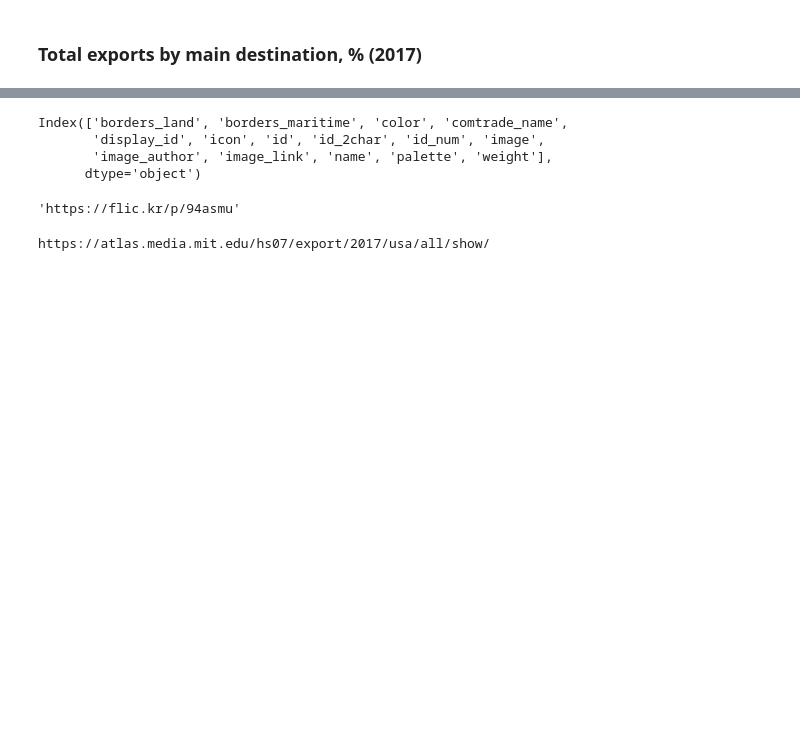
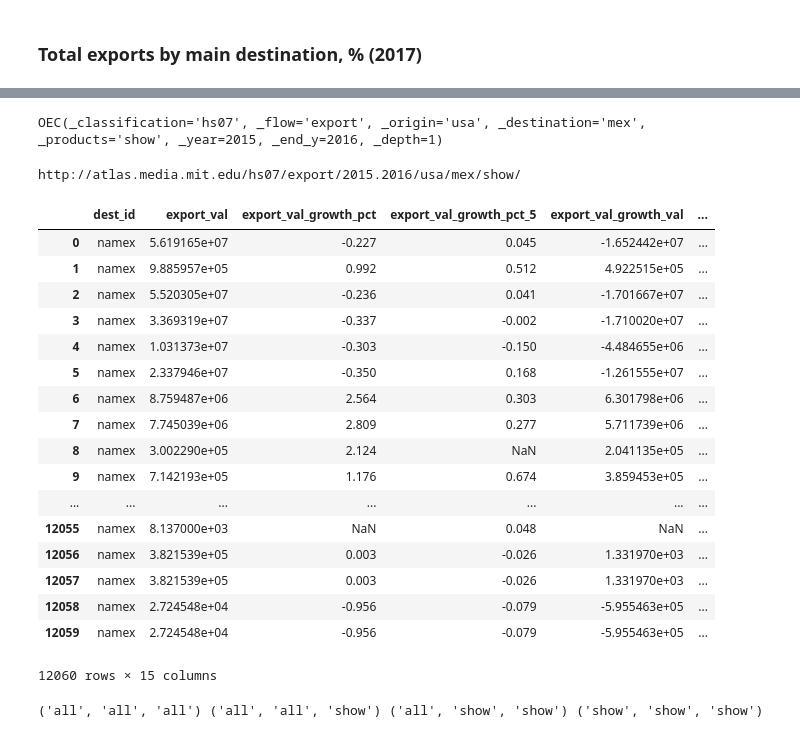
Before and after one commit to iyedg/trade_analysis, a Jupyter notebook: notebooks/plots.ipynb, the cells around one changed output, grey strips where cells are left out. Drawn from its saved outputs; the diff is of its cells as text; code cells hidden in the pictures; blank space fills up the shorter version.

```diff
--- a/notebooks/plots.ipynb
+++ b/notebooks/plots.ipynb
@@ -46,19 +10,36 @@ df
 # %%
 from trade_policy_analysis import client
 # %%
-oec = client.OEC(classification="HS07")
+oec = client.OEC(classification="hs07", flow="export")
-# %%
-oec.countries.columns
-# %% [output]
-Index(['borders_land', 'borders_maritime', 'color', 'comtrade_name',
-       'display_id', 'icon', 'id', 'id_2char', 'id_num', 'image',
-       'image_author', 'image_link', 'name', 'palette', 'weight'],
-      dtype='object')
-# %%
-oec.get_country_image("tun")
-# %% [output]
-'https://flic.kr/p/94asmu'
-# %%
-usa_exports_17 = oec.get_exports(origin="usa", year=2017, product="show", destination="all")
-# %% [output]
-https://atlas.media.mit.edu/hs07/export/2017/usa/all/show/
+# %%
+us_export_to_mexico = oec.origin("usa").destination("mex").during(start_y=2015, end_y=2016)
+# %%
+us_export_to_mexico.products("show")
+# %% [output]
+OEC(_classification='hs07', _flow='export', _origin='usa', _destination='mex', _products='show', _year=2015, _end_y=2016, _depth=1)
+# %%
+us_export_to_mexico.call()
+# %% [output]
+http://atlas.media.mit.edu/hs07/export/2015.2016/usa/mex/show/
+|  | dest_id | export_val | export_val_growth_pct | export_val_growth_pct_5 | export_val_growth_val | ... |
+| 0 | namex | 5.619165e+07 | -0.227 | 0.045 | -1.652442e+07 | ... |
+| 1 | namex | 9.885957e+05 | 0.992 | 0.512 | 4.922515e+05 | ... |
+| 2 | namex | 5.520305e+07 | -0.236 | 0.041 | -1.701667e+07 | ... |
+| 3 | namex | 3.369319e+07 | -0.337 | -0.002 | -1.710020e+07 | ... |
+| 4 | namex | 1.031373e+07 | -0.303 | -0.150 | -4.484655e+06 | ... |
+| 5 | namex | 2.337946e+07 | -0.350 | 0.168 | -1.261555e+07 | ... |
+| 6 | namex | 8.759487e+06 | 2.564 | 0.303 | 6.301798e+06 | ... |
+| 7 | namex | 7.745039e+06 | 2.809 | 0.277 | 5.711739e+06 | ... |
+| 8 | namex | 3.002290e+05 | 2.124 | NaN | 2.041135e+05 | ... |
+| 9 | namex | 7.142193e+05 | 1.176 | 0.674 | 3.859453e+05 | ... |
+| ... | ... | ... | ... | ... | ... | ... |
+| 12055 | namex | 8.137000e+03 | NaN | 0.048 | NaN | ... |
+| 12056 | namex | 3.821539e+05 | 0.003 | -0.026 | 1.331970e+03 | ... |
+| 12057 | namex | 3.821539e+05 | 0.003 | -0.026 | 1.331970e+03 | ... |
+| 12058 | namex | 2.724548e+04 | -0.956 | -0.079 | -5.955463e+05 | ... |
+| 12059 | namex | 2.724548e+04 | -0.956 | -0.079 | -5.955463e+05 | ... |
+12060 rows × 15 columns
+# %%
+print(*combinations_with_replacement(["all", "show"], 3))
+# %% [output]
+('all', 'all', 'all') ('all', 'all', 'show') ('all', 'show', 'show') ('show', 'show', 'show')
```
Also changed, not shown: parts of 8 cells of this notebook, 1 other file.
